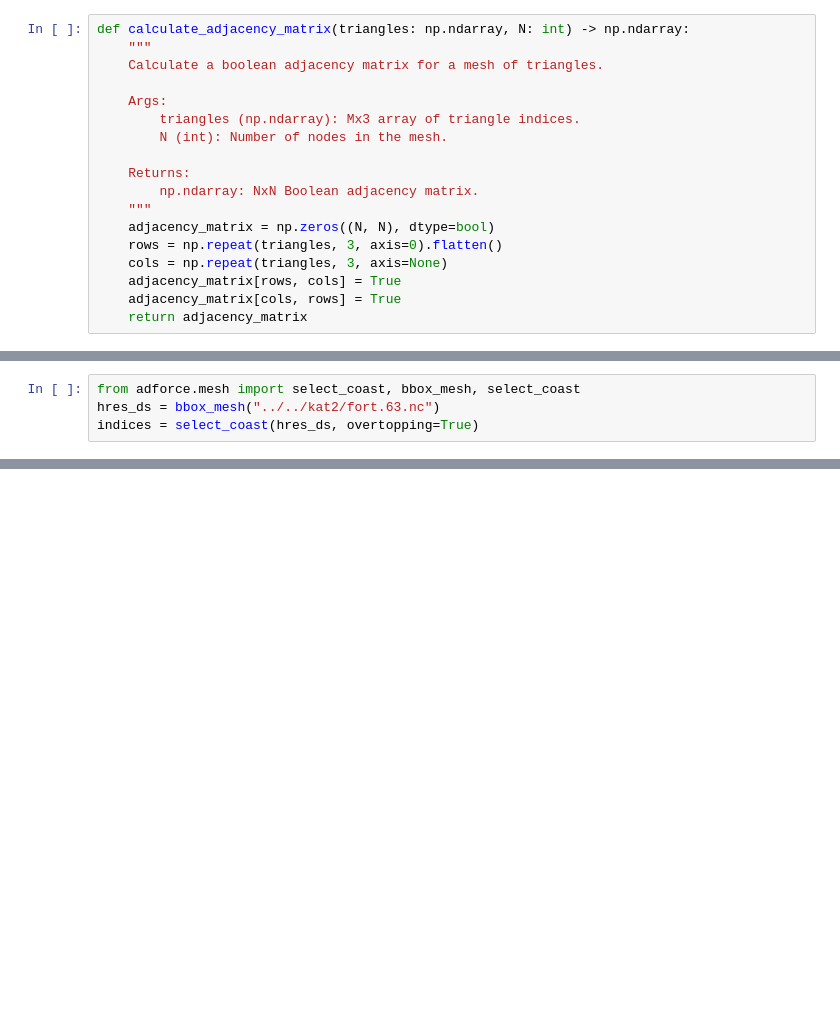
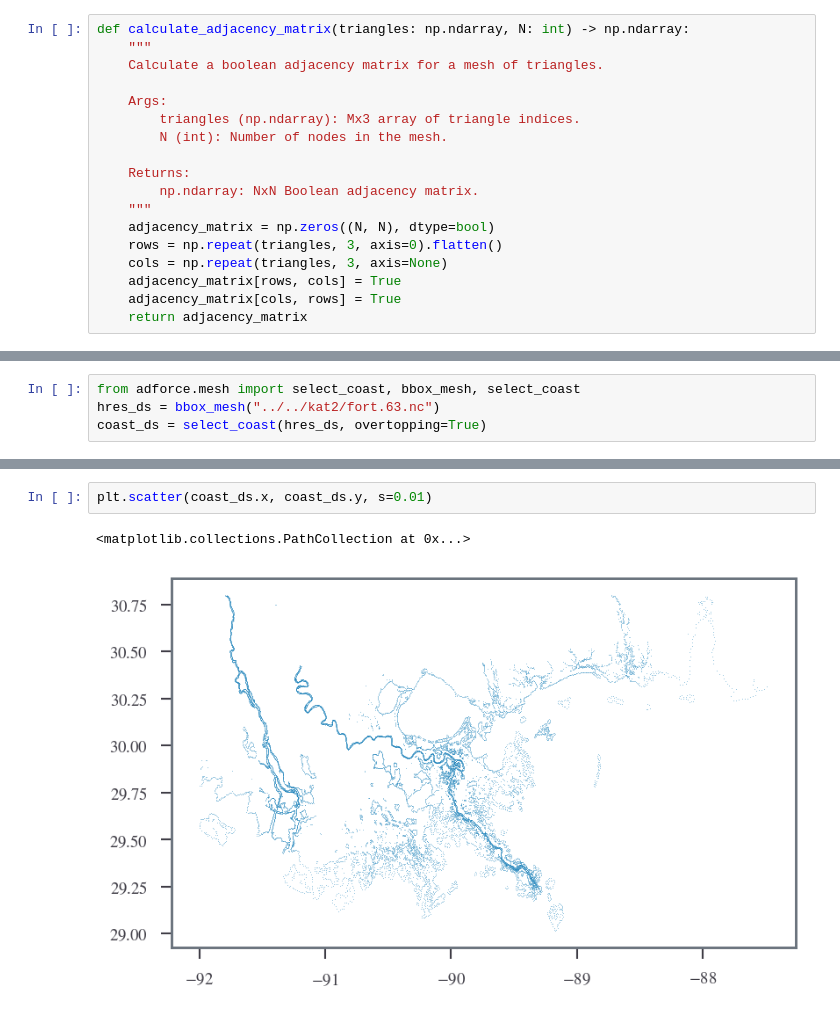
Before and after one commit to sdat2/PotentialHeight, a Jupyter notebook: ipynb/tides.ipynb, the cells around one changed output, grey strips where cells are left out. Drawn from its saved outputs; the diff is of its cells as text; blank space fills up the shorter version.

Commit message:
plotting coasts in matplotlib looking pretty artistic

```diff
--- a/ipynb/tides.ipynb
+++ b/ipynb/tides.ipynb
@@ -512,5 +520,5 @@ ValueError: Variable None: Could not convert tuple of form (dims, data[, attrs,
 # %%
 from adforce.mesh import select_coast, bbox_mesh, select_coast
 hres_ds = bbox_mesh("../../kat2/fort.63.nc")
-indices = select_coast(hres_ds, overtopping=True)
+coast_ds = select_coast(hres_ds, overtopping=True)
 # %% [output]
@@ -529,0 +556,5 @@ array([  1722,   1948,   1950, ..., 209627, 209664, 209714])
+# %%
+plt.scatter(coast_ds.x, coast_ds.y, s=0.01)
+# %% [output]
+<matplotlib.collections.PathCollection at 0x...>
+[figure, added]
```
Also changed, not shown: parts of 25 cells of this notebook.
